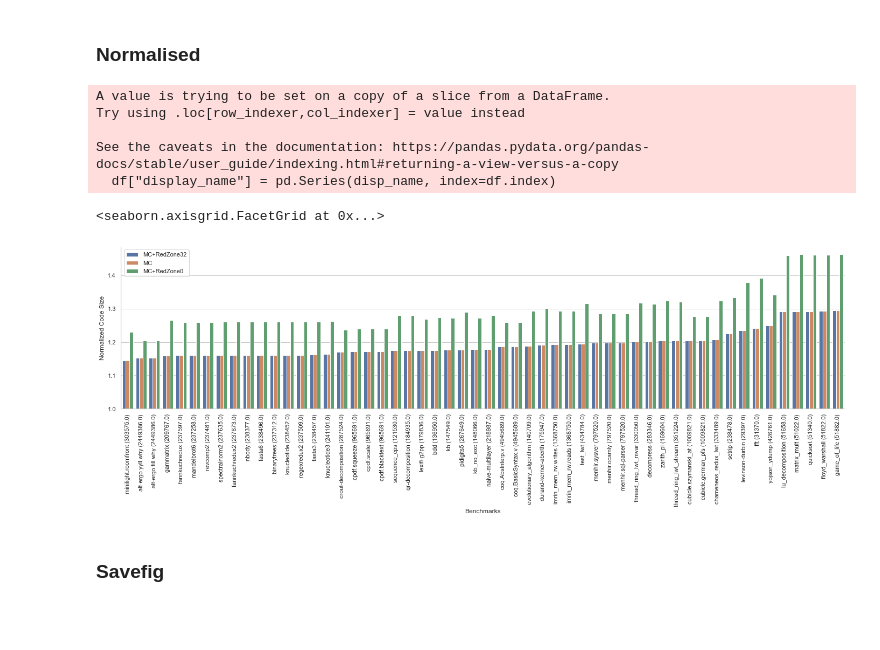
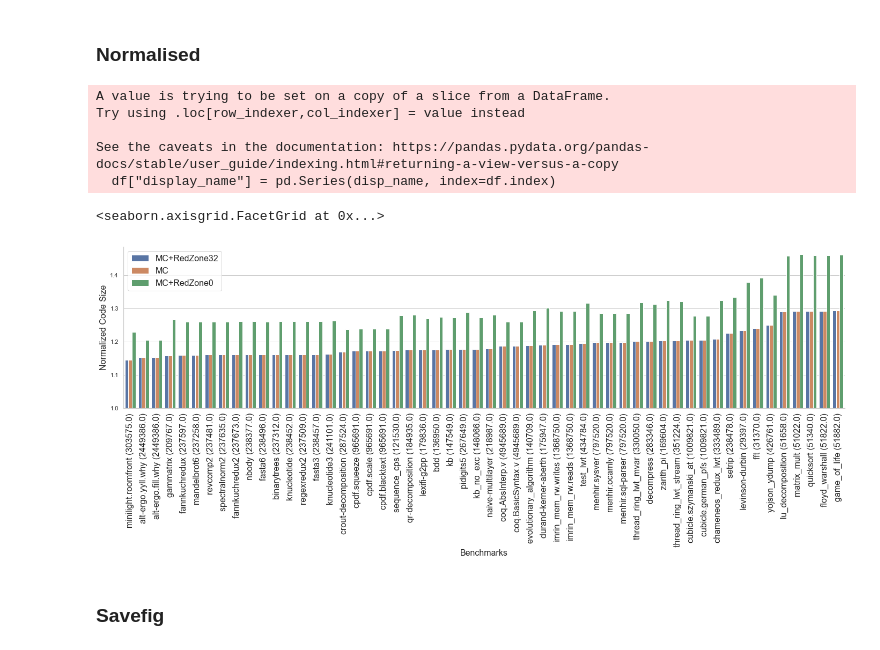
Before and after one commit to prismlab/retro-concurrency, a Jupyter notebook: sandmark-notebook/sequential.ipynb, the cells around one changed output. Drawn from its saved outputs; the diff is of its cells as text; code cells hidden in the pictures; blank space fills up the shorter version.

```diff
--- a/sandmark-notebook/sequential.ipynb
+++ b/sandmark-notebook/sequential.ipynb
@@ -288,7 +288,7 @@ def plot_normalised(df,variant,topic):
     df.sort_values(by=[topic],inplace=True)
     df[topic] = df[topic] - 1
     g = sns.catplot (x="display_name", y=topic, hue='variant', data = df, kind ='bar', aspect=4, bottom=1)
-    g.set_xticklabels(rotation=90)
+    g.set_xticklabels(rotation=90,fontsize=16)
     g.ax.legend(loc=8)
     g._legend.remove()
     g.ax.set_xlabel("Benchmarks")
@@ -471,18 +471,18 @@ g.set_xticklabels(rotation=90)
 # %%
 ndf = normalise(df,baseline,'codesize')
 g = plot_normalised(ndf,baseline,'ncodesize')
-g.ax.legend(loc=2)
-g.ax.set_xlabel("Benchmarks")
-g.ax.set_ylabel("Normalized Code Size")
+g.ax.legend(loc=2,fontsize=16)
+g.ax.set_xlabel("Benchmarks",fontsize=16)
+g.ax.set_ylabel("Normalized Code Size",fontsize=16)
 g
 # %% [output]
 A value is trying to be set on a copy of a slice from a DataFrame.
 Try using .loc[row_indexer,col_indexer] = value instead
 
 See the caveats in the documentation: https://pandas.pydata.org/pandas-docs/stable/user_guide/indexing.html#returning-a-view-versus-a-copy
   df["display_name"] = pd.Series(disp_name, index=df.index)
 <seaborn.axisgrid.FacetGrid at 0x...>
-[figure, old version]
+[figure, new version]
 # %% [markdown]
 ### Savefig
 # %%
```
Also changed, not shown: parts of 11 cells of this notebook, 3 other files.
